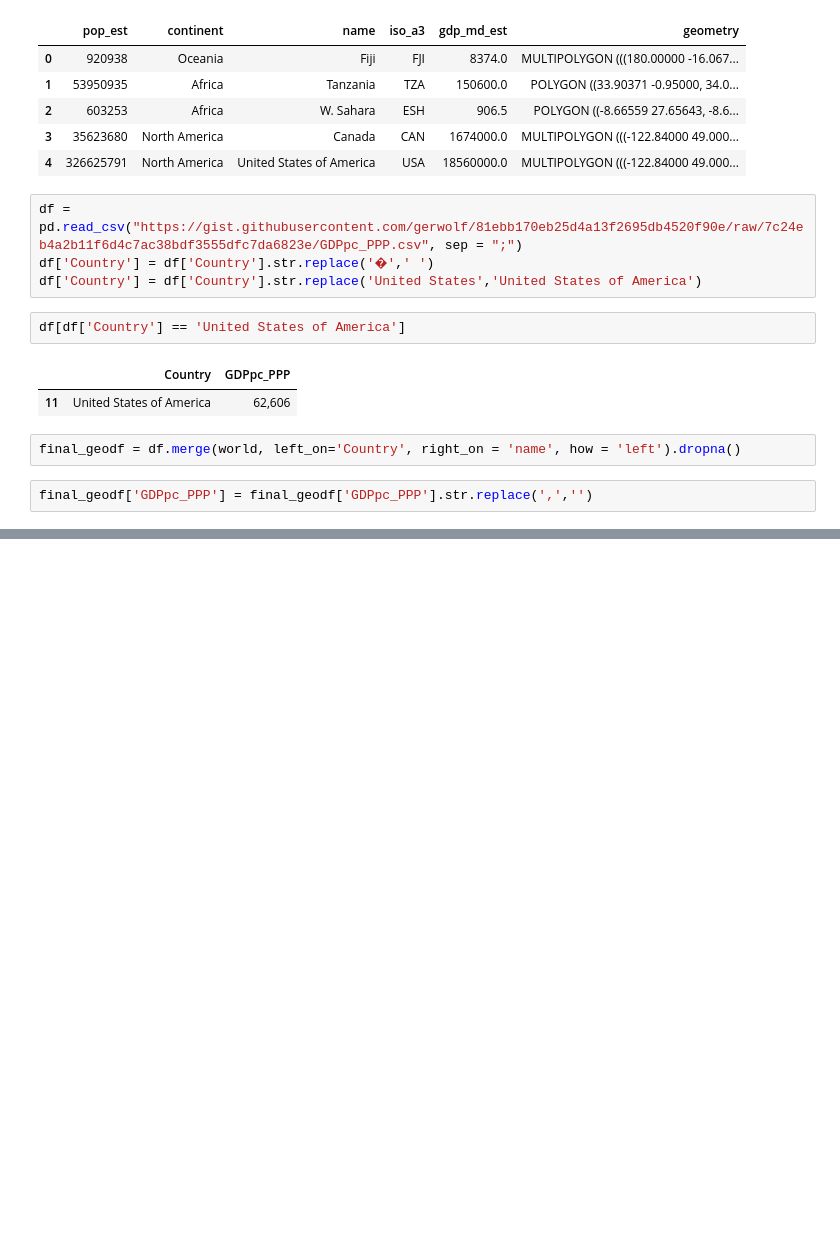
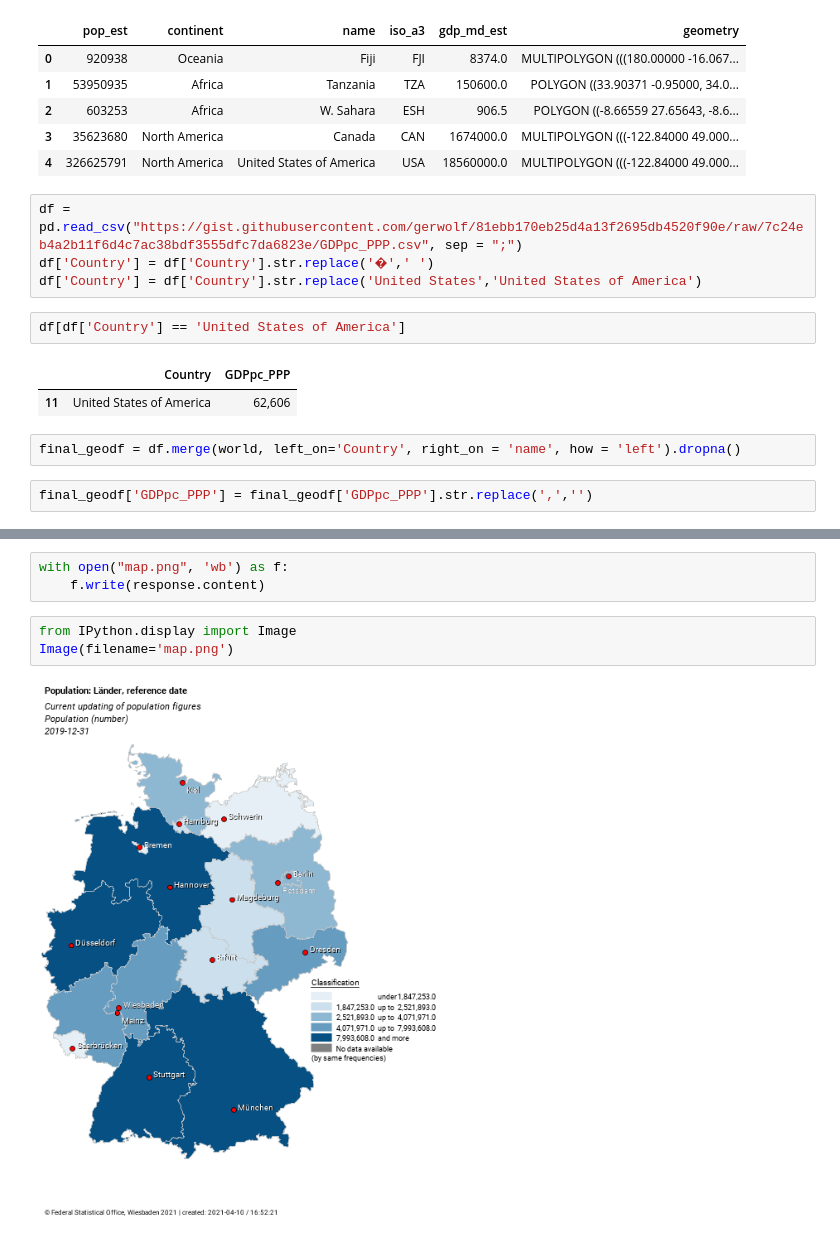
Before and after one commit to gerwolf/webscraping-workshop, a Jupyter notebook: DataFrames and APIs/DataFrames and APIs.ipynb, the cells around one changed output, grey strips where cells are left out. Cells and saved outputs as stored; diff of their text form; blank space fills up the shorter version.

```diff
--- a/DataFrames and APIs/DataFrames and APIs.ipynb
+++ b/DataFrames and APIs/DataFrames and APIs.ipynb
@@ -214,0 +417,8 @@ iplot(fig, filename ="geomap")
+# %%
+with open("map.png", 'wb') as f:
+    f.write(response.content)
+# %%
+from IPython.display import Image
+Image(filename='map.png')
+# %% [output]
+[figure, added]
```
Also changed, not shown: parts of 40 cells of this notebook, 3 other files.
